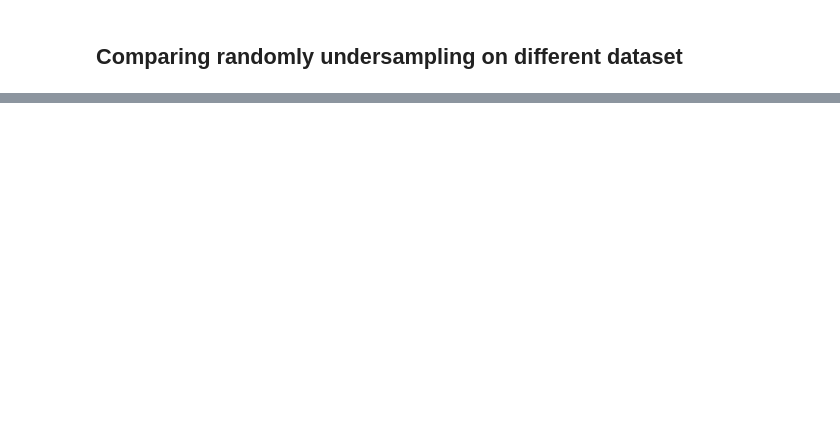
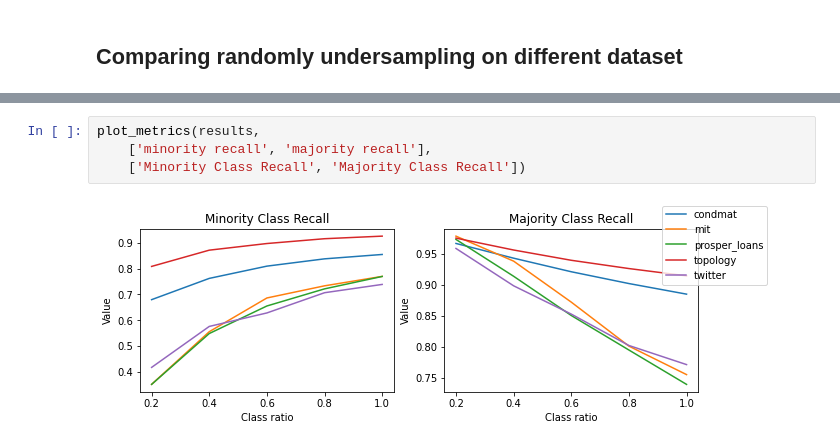
Before and after one commit to reluzita/LU-SNACS, a Jupyter notebook: visualize_results.ipynb, the cells around one changed output, grey strips where cells are left out. Drawn from its saved outputs; the diff is of its cells as text; blank space fills up the shorter version.

```diff
--- a/visualize_results.ipynb
+++ b/visualize_results.ipynb
@@ -84,0 +48,6 @@ for col in results['mit'].columns:
+# %%
+plot_metrics(results,
+    ['minority recall', 'majority recall'],
+    ['Minority Class Recall', 'Majority Class Recall'])
+# %% [output]
+[figure, added]
```
Also changed, not shown: parts of 28 cells of this notebook, 12 other files.
